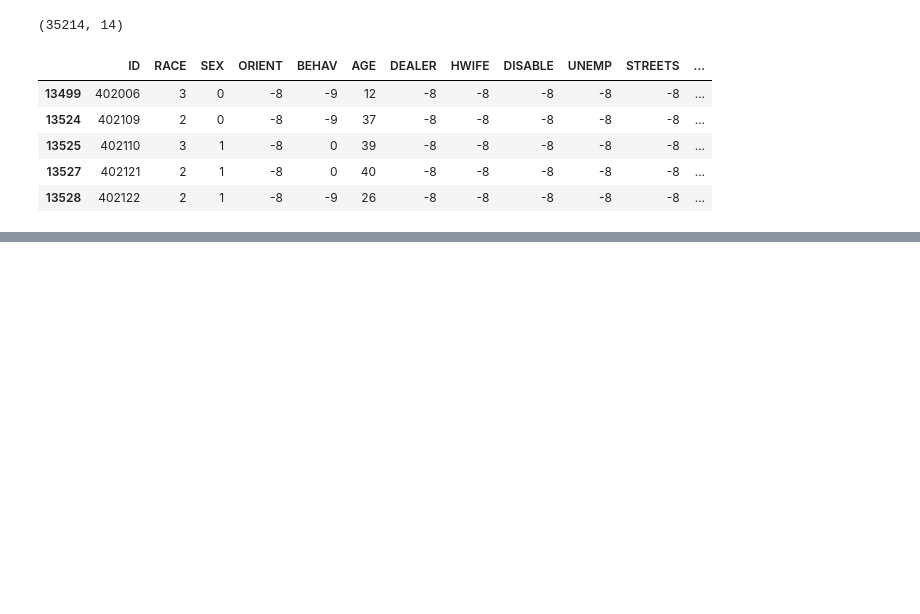
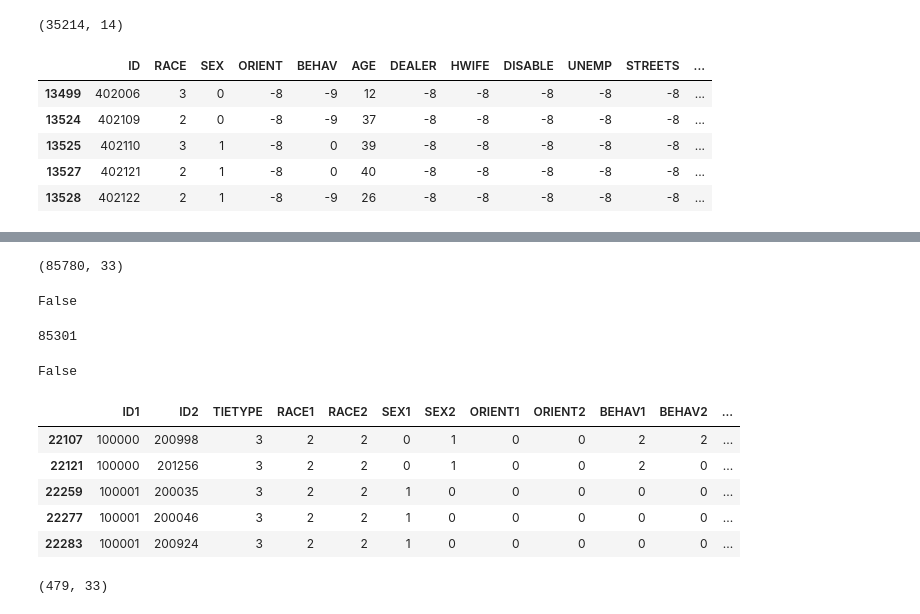
Before and after one commit to MSWinds/HIV-SNA-1988-2001, a Jupyter notebook: preview.ipynb, the cells around one changed output, grey strips where cells are left out. Drawn from its saved outputs; the diff is of its cells as text; code cells hidden in the pictures; blank space fills up the shorter version.

```diff
--- a/preview.ipynb
+++ b/preview.ipynb
@@ -337,0 +353,43 @@ df_nodes.to_csv('nodes.csv', index=False)
+# %%
+df_filtered2=df_filtered.copy()
+
+df_filtered2.shape
+# %% [output]
+(85780, 33)
+# %%
+# Create a boolean mask indicating whether each cell has a value of -8 or -9
+mask = (df_filtered2 == -8) | (df_filtered2 == -9)
+
+# Check if all rows have at least one -8 or -9 value
+all_rows_have_out_of_domain = mask.any(axis=1).all()
+
+print(all_rows_have_out_of_domain)
+# %% [output]
+False
+# %%
+# Count the number of rows with at least one -8 or -9 value
+num_rows_with_out_of_domain = mask.any(axis=1).sum()
+
+print(num_rows_with_out_of_domain)
+# %% [output]
+85301
+# %%
+# Drop the rows with at least one -8 or -9 value
+df_filtered2_cleaned = df_filtered2.loc[~mask.any(axis=1)]
+
+# Check if the cleaned DataFrame contains any -8 or -9 values
+contains_out_of_domain = ((df_filtered2_cleaned == -8) | (df_filtered2_cleaned == -9)).any().any()
+
+print(contains_out_of_domain)
+# %% [output]
+False
+# %%
+display(df_filtered2_cleaned.head(), df_filtered2_cleaned.shape)
+# %% [output]
+|  | ID1 | ID2 | TIETYPE | RACE1 | RACE2 | SEX1 | SEX2 | ORIENT1 | ORIENT2 | BEHAV1 | BEHAV2 | ... |
+| 22107 | 100000 | 200998 | 3 | 2 | 2 | 0 | 1 | 0 | 0 | 2 | 2 | ... |
+| 22121 | 100000 | 201256 | 3 | 2 | 2 | 0 | 1 | 0 | 0 | 2 | 0 | ... |
+| 22259 | 100001 | 200035 | 3 | 2 | 2 | 1 | 0 | 0 | 0 | 0 | 0 | ... |
+| 22277 | 100001 | 200046 | 3 | 2 | 2 | 1 | 0 | 0 | 0 | 0 | 0 | ... |
+| 22283 | 100001 | 200924 | 3 | 2 | 2 | 1 | 0 | 0 | 0 | 0 | 0 | ... |
+(479, 33)
```
Also changed, not shown: parts of 15 cells of this notebook, 1 other file.
